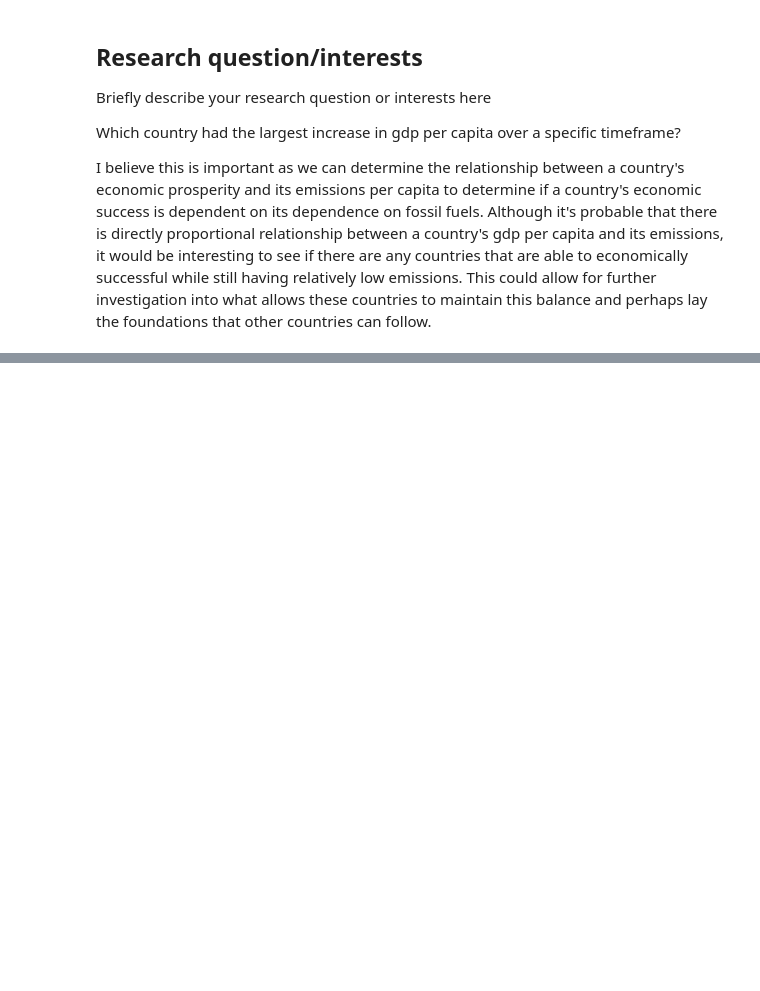
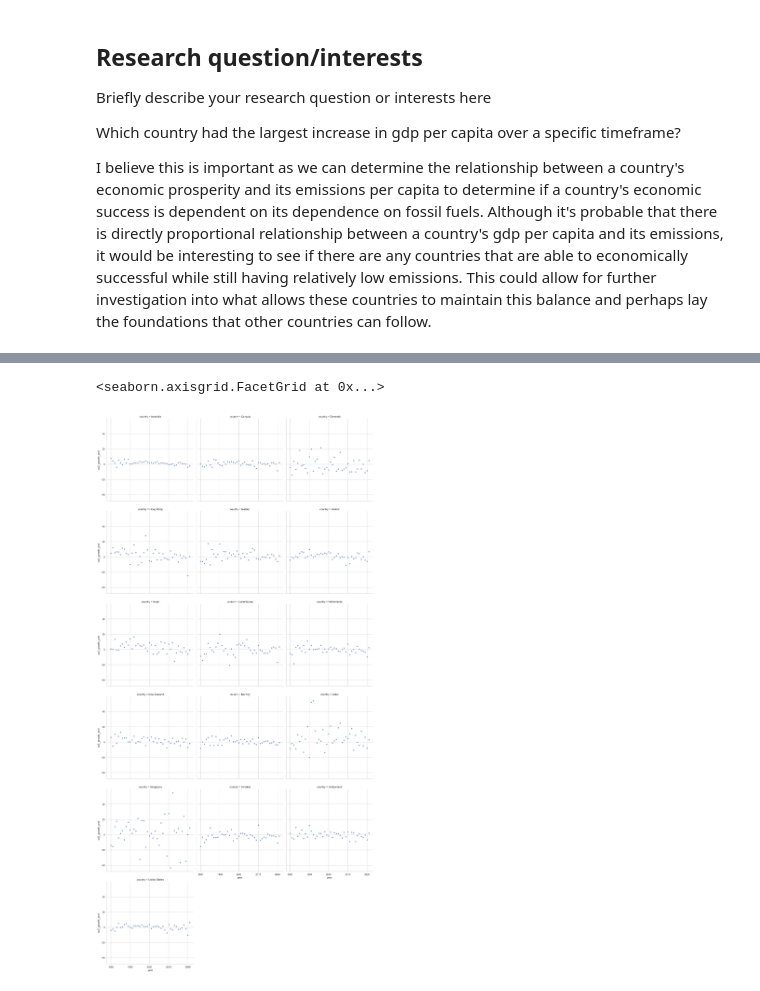
Before and after one commit to ubco-W2022T2-data301/project-group-group42, a Jupyter notebook: analysis/analysisNjabuloDlamini.ipynb, the cells around one changed output, grey strips where cells are left out. Cells and saved outputs as stored; diff of their text form; code cells hidden in the pictures; blank space fills up the shorter version.

```diff
--- a/analysis/analysisNjabuloDlamini.ipynb
+++ b/analysis/analysisNjabuloDlamini.ipynb
@@ -130,0 +153,7 @@ num_DT1
+# %%
+g = sns.FacetGrid(mydf16, col="country",col_wrap = 3, height = 6, aspect = 1)
+g.map(sns.scatterplot, "year", "co2_growth_prct", alpha=.7)
+g.add_legend()
+# %% [output]
+<seaborn.axisgrid.FacetGrid at 0x...>
+[figure, added]
```
Also changed, not shown: parts of 30 cells of this notebook.
